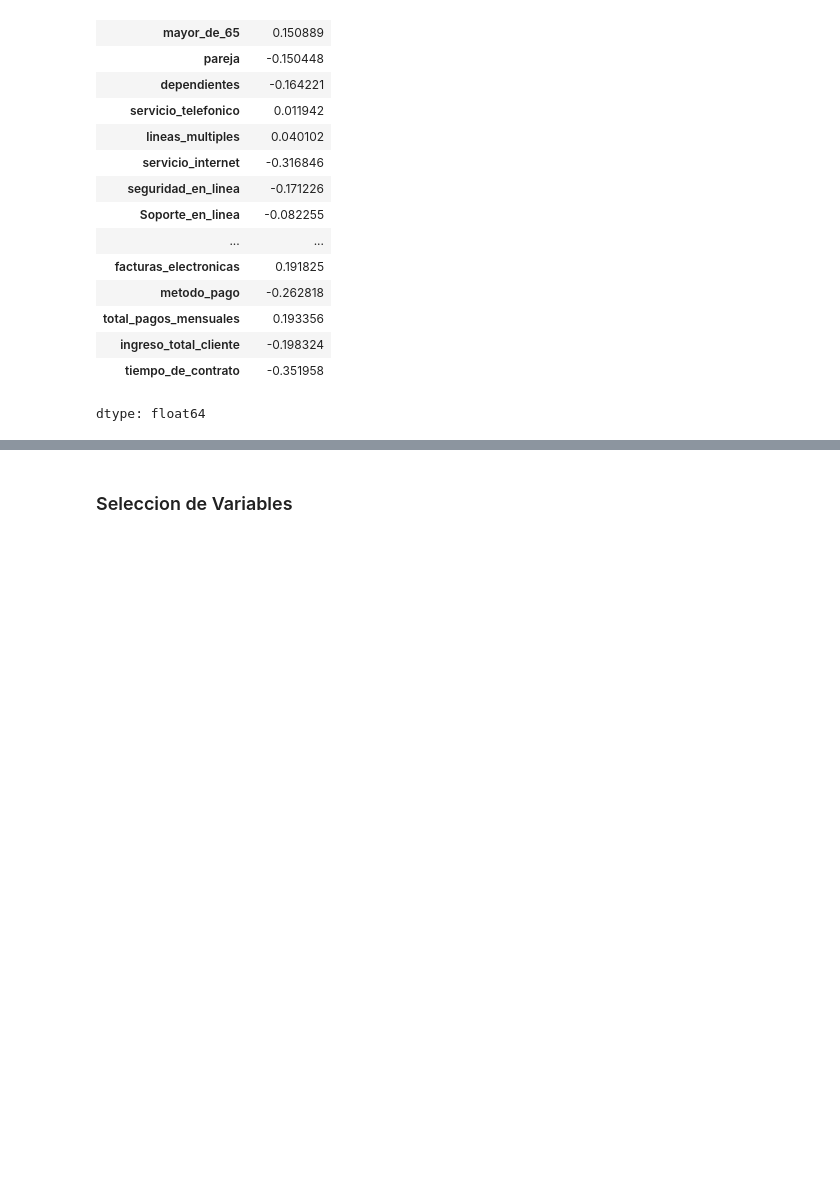
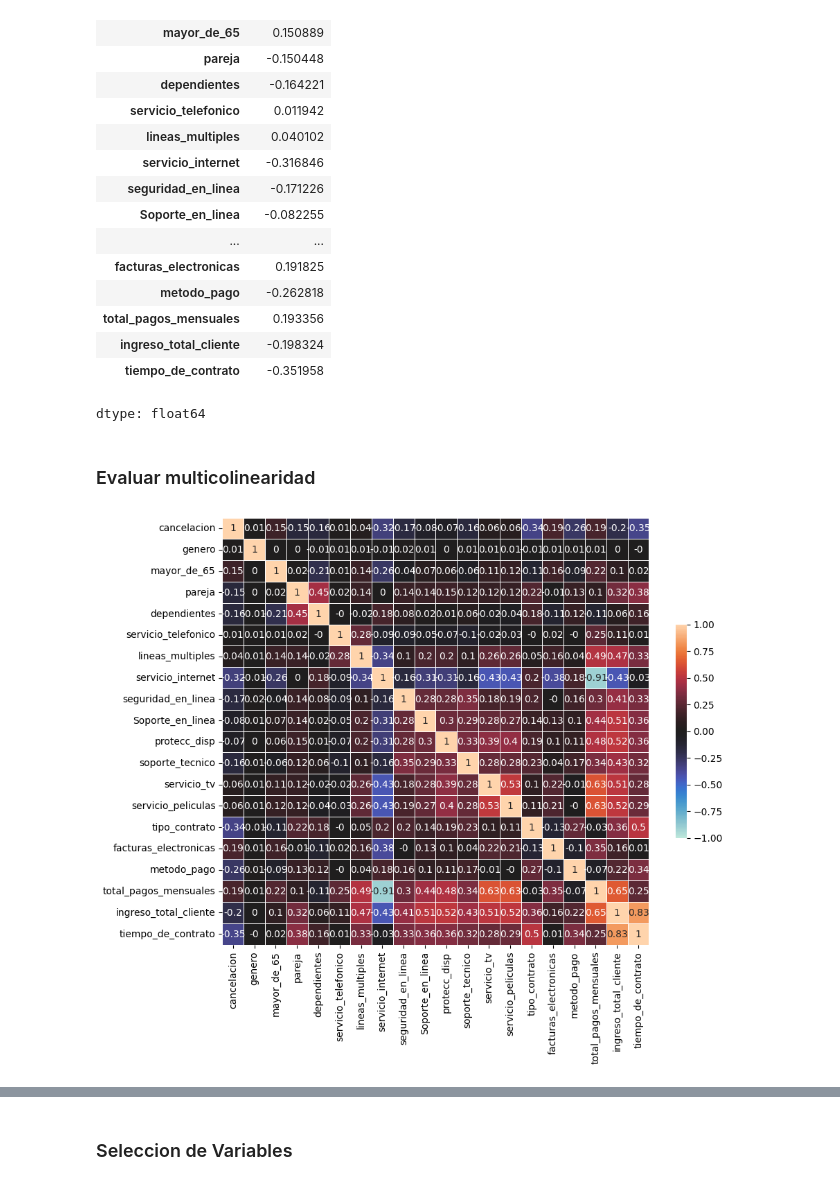
Before and after one commit to arnaldourbina/desafio_telecom_x_2, a Jupyter notebook: Desafio_TelecomX2.ipynb, the cells around one changed output, grey strips where cells are left out. Cells and saved outputs as stored; diff of their text form; code cells hidden in the pictures; blank space fills up the shorter version.

```diff
--- a/Desafio_TelecomX2.ipynb
+++ b/Desafio_TelecomX2.ipynb
@@ -112,3 +112,13 @@ corr['cancelacion']
 | ingreso_total_cliente | -0.198324 |
 | tiempo_de_contrato | -0.351958 |
 dtype: float64
+# %% [markdown]
+### Evaluar multicolinearidad
+# %%
+fig, ax = plt.subplots(figsize=(10, 8))
+ax = sns.heatmap(np.round(corr,2), vmax = 1, vmin = -1, center = 0,
+                          square = True, linewidths=.5,  annot=True, cbar_kws={"shrink": .5})
+
+plt.show()
+# %% [output]
+[figure, added]
```
Also changed, not shown: parts of 30 cells of this notebook.
